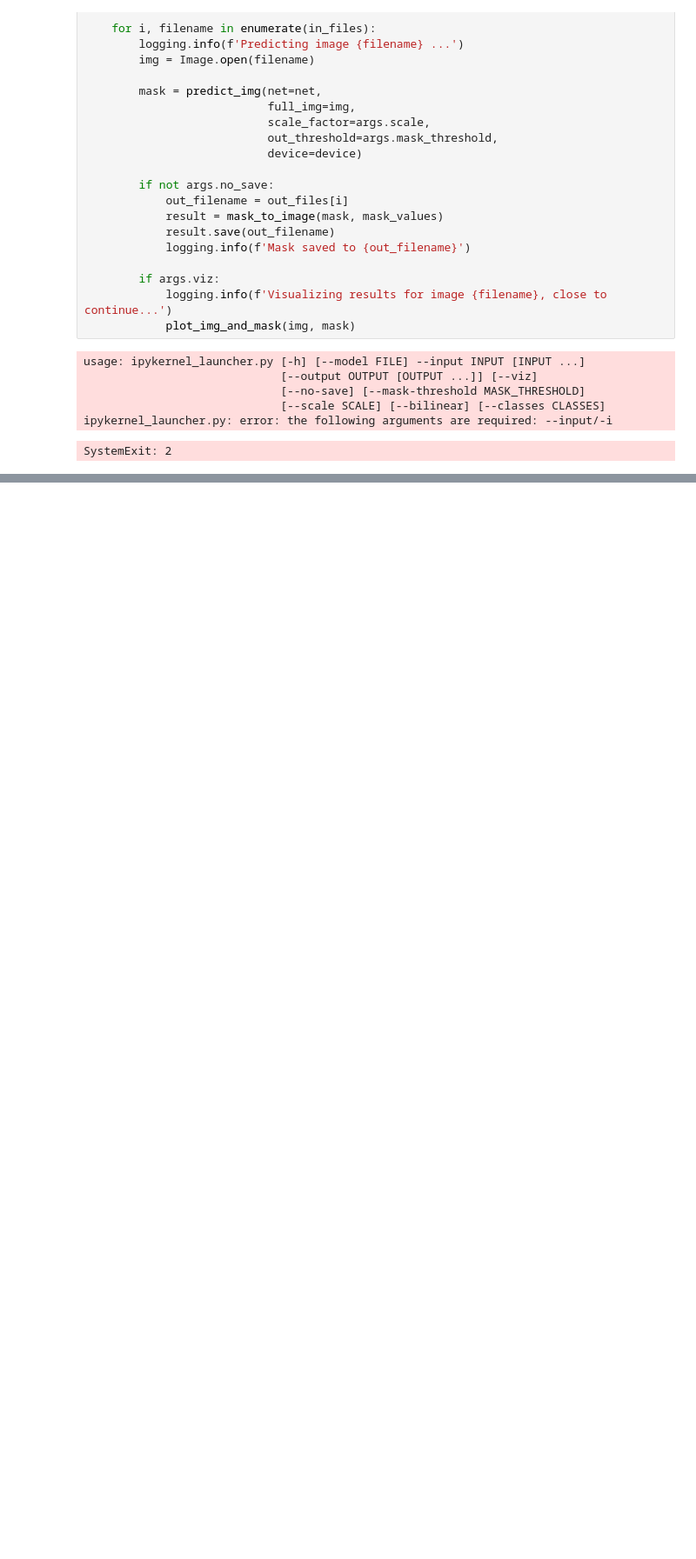
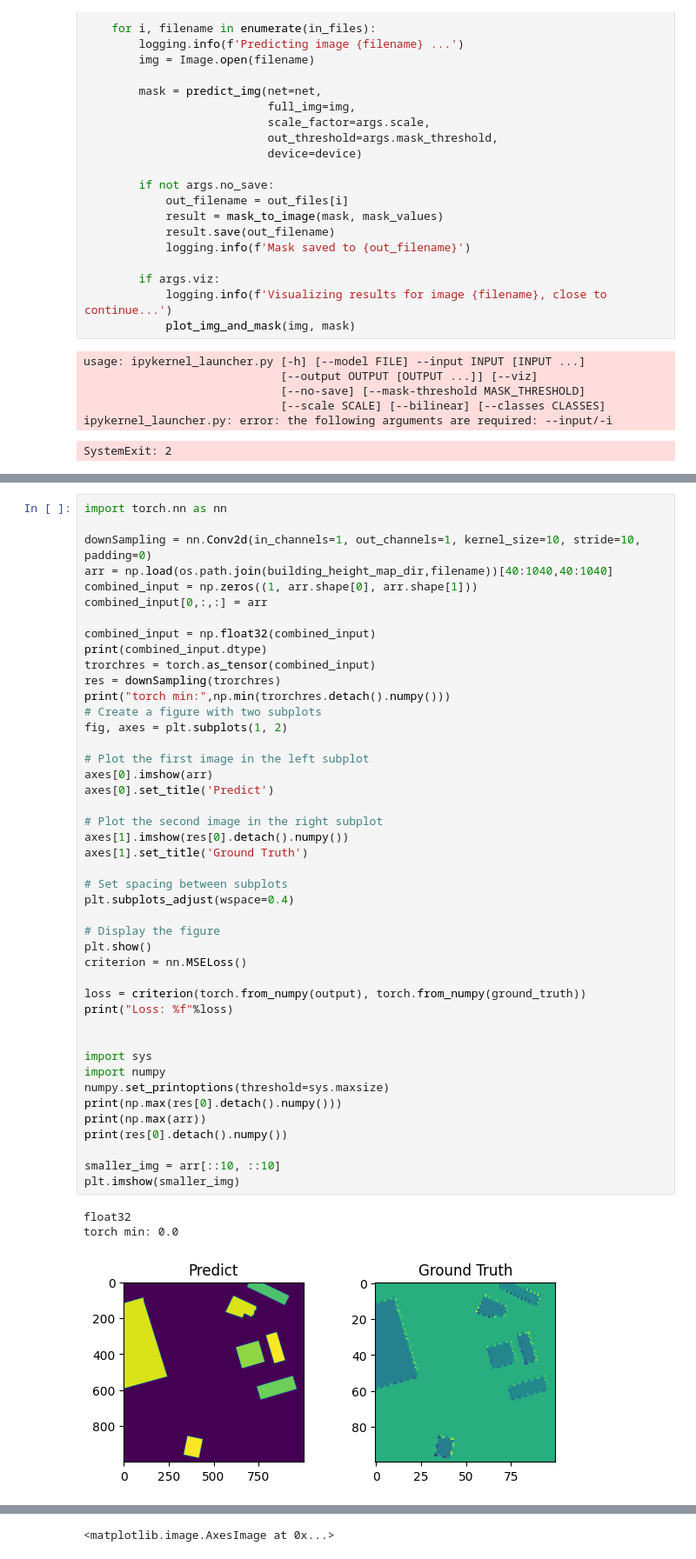
Before and after one commit to otaGran/3DPathLoss, a Jupyter notebook: nc_raytracing/Pytorch-UNet-master/predict_rt.ipynb, the cells around one changed output, grey strips where cells are left out. Shown: that part at 87% size. Drawn from its saved outputs; the diff is of its cells as text; blank space fills up the shorter version.

Commit message:
Down sampling in preprocessing.

```diff
--- a/nc_raytracing/Pytorch-UNet-master/predict_rt.ipynb
+++ b/nc_raytracing/Pytorch-UNet-master/predict_rt.ipynb
@@ -206,0 +222,48 @@ FileNotFoundError: [Errno 2] No such file or directory: '/Users/test/PycharmProj
+# %%
+import torch.nn as nn
+
+downSampling = nn.Conv2d(in_channels=1, out_channels=1, kernel_size=10, stride=10, padding=0)
+arr = np.load(os.path.join(building_height_map_dir,filename))[40:1040,40:1040]
+combined_input = np.zeros((1, arr.shape[0], arr.shape[1]))
+combined_input[0,:,:] = arr
+
+combined_input = np.float32(combined_input)
+print(combined_input.dtype)
+trorchres = torch.as_tensor(combined_input)
+res = downSampling(trorchres)
+print("torch min:",np.min(trorchres.detach().numpy()))
+# Create a figure with two subplots
+fig, axes = plt.subplots(1, 2)
+
+# Plot the first image in the left subplot
+axes[0].imshow(arr)
+axes[0].set_title('Predict')
+
+# Plot the second image in the right subplot
+axes[1].imshow(res[0].detach().numpy())
+axes[1].set_title('Ground Truth')
+
+# Set spacing between subplots
+plt.subplots_adjust(wspace=0.4)
+
+# Display the figure
+plt.show()
+criterion = nn.MSELoss()
+
+loss = criterion(torch.from_numpy(output), torch.from_numpy(ground_truth))
+print("Loss: %f"%loss)
+
+
+import sys
+import numpy
+numpy.set_printoptions(threshold=sys.maxsize)
+print(np.max(res[0].detach().numpy()))
+print(np.max(arr))
+print(res[0].detach().numpy())
+
+smaller_img = arr[::10, ::10]
+plt.imshow(smaller_img)
+# %% [output]
+float32
+torch min: 0.0
+[figure, added]
@@ -206,0 +287 @@ FileNotFoundError: [Errno 2] No such file or directory: '/Users/test/PycharmProj
+<matplotlib.image.AxesImage at 0x...>
```
Also changed, not shown: parts of 3 cells of this notebook, 2 other files.
